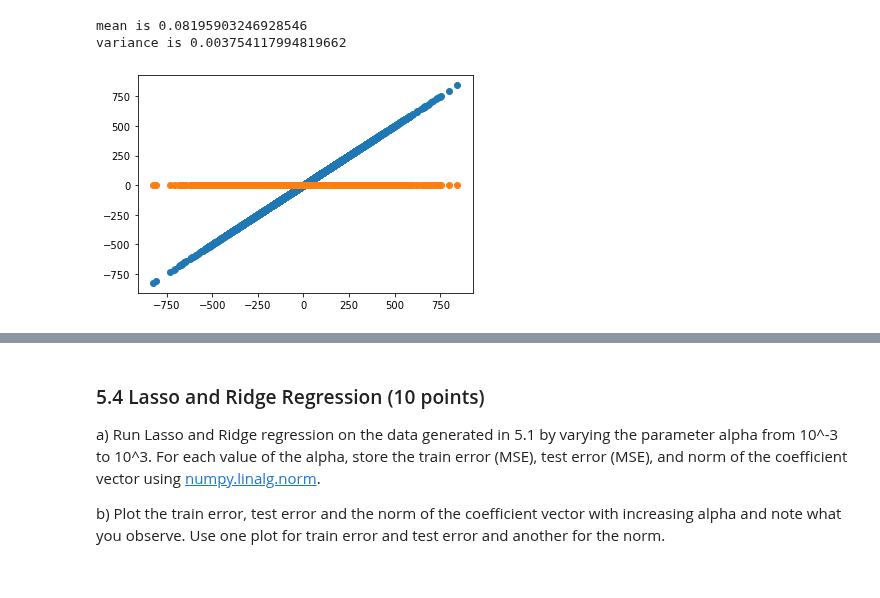
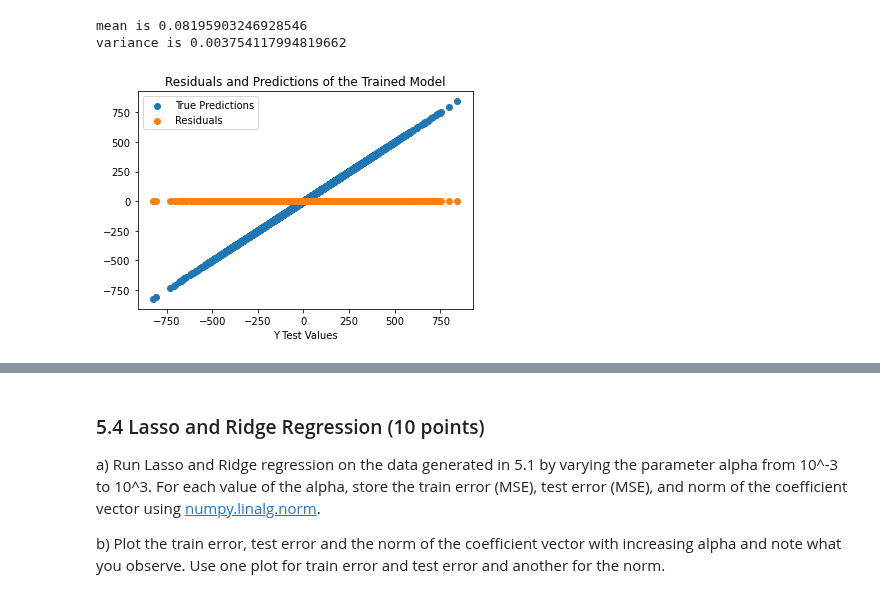
Before and after one commit to rreece15/ECE461P, a Jupyter notebook: Lab1/DSP23_Homework_1.ipynb, the cells around one changed output, grey strips where cells are left out. Saved outputs shown, nothing was run; the diff lists cells and outputs as text; code cells hidden in the pictures.

```diff
--- a/Lab1/DSP23_Homework_1.ipynb
+++ b/Lab1/DSP23_Homework_1.ipynb
@@ -202,8 +268,12 @@ variance is 0.003754117994819662
 # %%
 # b.)
 # I don't know if this is right? Should we be plotting against x?
-pyplot.scatter(y_test, y_pred)
-pyplot.scatter(y_test, residuals)
+pyplot.scatter(y_test, y_pred, label="True Predictions")
+pyplot.scatter(y_test, residuals, label="Residuals")
+pyplot.legend(loc="upper left")
+pyplot.title("Residuals and Predictions of the Trained Model")
+pyplot.xlabel("Y Test Values")
+pyplot.ylabel("")
 pyplot.show()
 # %% [output]
-[figure, old version]
+[figure, new version]
```
Also changed, not shown: parts of 4 cells of this notebook.
